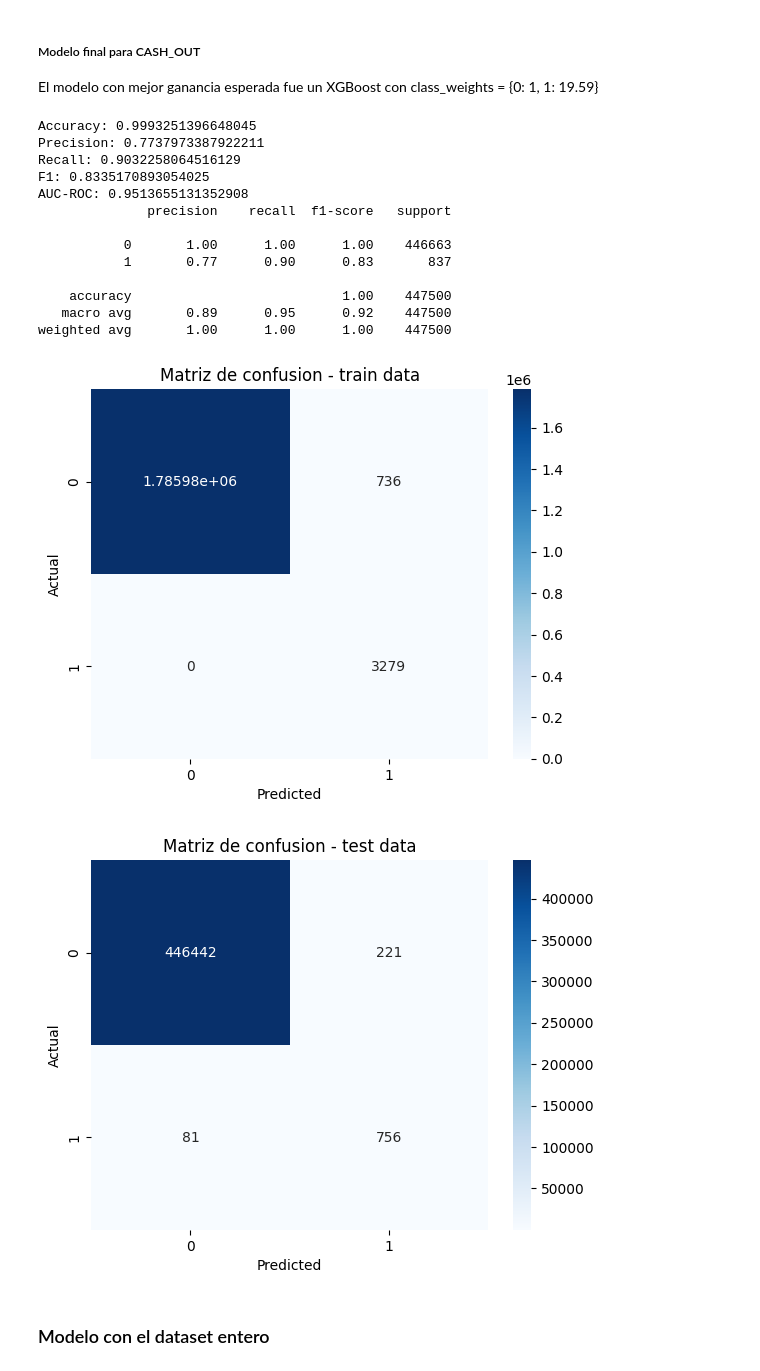
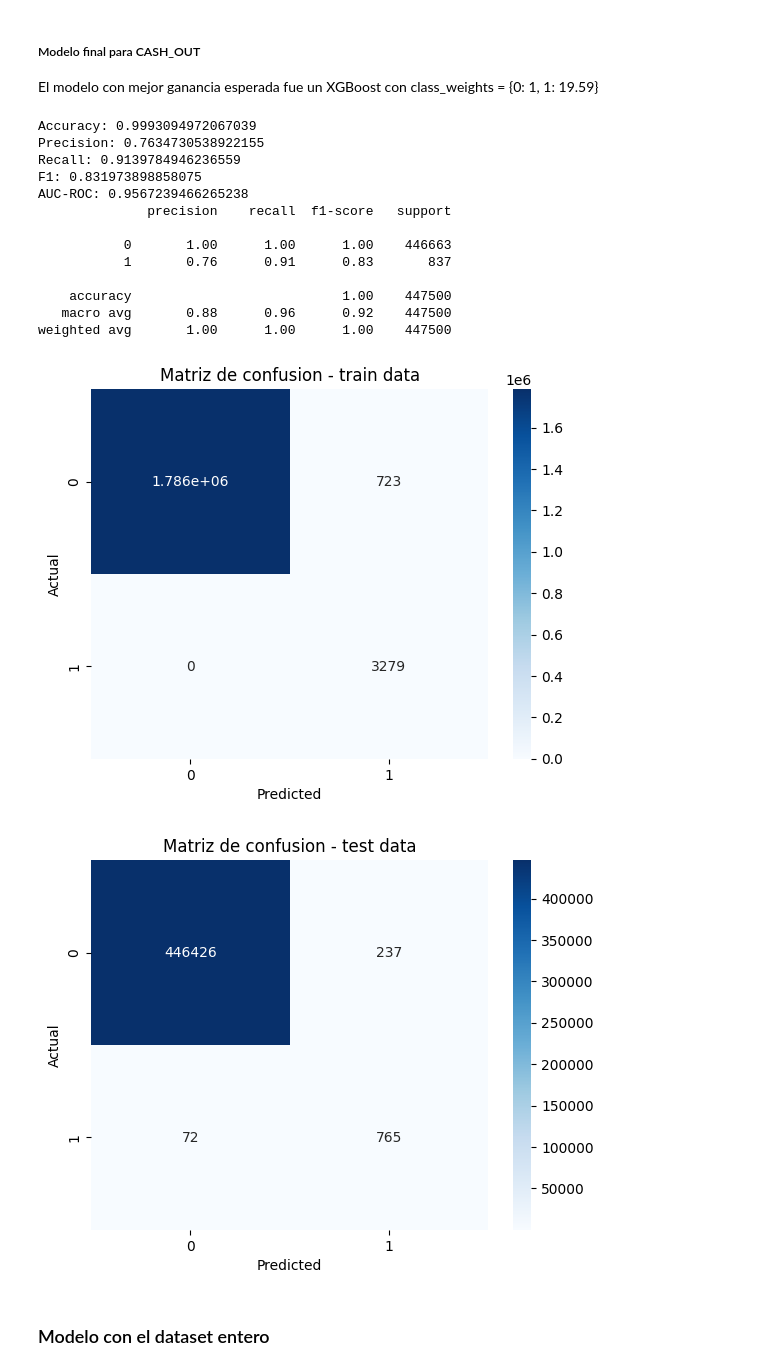
Before and after one commit to raczki/AMq1_TP, a Jupyter notebook: TP_Raczkowski.ipynb, the cells around one changed output. Cells and saved outputs as stored; diff of their text form; code cells hidden in the pictures.

```diff
--- a/TP_Raczkowski.ipynb
+++ b/TP_Raczkowski.ipynb
@@ -728,6 +728,6 @@ def evaluar(y_test, y_train, y_pred, y_pred_is):
 # %%
-rf_model = RandomForestClassifier(n_estimators=100, random_state=42, class_weight={0: 1, 1: 67.66})
-rf_model.fit(X_train_sc, y_train)
+model = RandomForestClassifier(n_estimators=100, random_state=42, class_weight={0: 1, 1: 67.66})
+model.fit(X_train_sc, y_train)
 y_pred = model.predict(X_test_sc)
 y_pred_is = model.predict(X_train_sc)
 
@@ -1122,28 +1122,28 @@ compare()
 
 El modelo con mejor ganancia esperada fue un XGBoost con class_weights = {0: 1, 1: 19.59}
 # %%
-model = xgb.XGBClassifier(random_state=42, scale_pos_weight=20.12)
+model = xgb.XGBClassifier(random_state=42, scale_pos_weight=19.59)
 model.fit(X_train_sc, y_train)
 y_pred = model.predict(X_test_sc)
 y_pred_is = model.predict(X_train_sc)
 
 # Métricas de evaluación
 evaluar(y_test, y_train, y_pred, y_pred_is)
 # %% [output]
-Accuracy: 0.9993251396648045
-Precision: 0.7737973387922211
-Recall: 0.9032258064516129
-F1: 0.8335170893054025
-AUC-ROC: 0.9513655131352908
+Accuracy: 0.9993094972067039
+Precision: 0.7634730538922155
+Recall: 0.9139784946236559
+F1: 0.831973898858075
+AUC-ROC: 0.9567239466265238
               precision    recall  f1-score   support
 
            0       1.00      1.00      1.00    446663
-           1       0.77      0.90      0.83       837
+           1       0.76      0.91      0.83       837
 
     accuracy                           1.00    447500
-   macro avg       0.89      0.95      0.92    447500
+   macro avg       0.88      0.96      0.92    447500
 weighted avg       1.00      1.00      1.00    447500
-[figure, old version]
+[figure, new version]
 [figure]
 # %% [markdown]
 ### Modelo con el dataset entero
```
Also changed, not shown: parts of 27 cells of this notebook.
